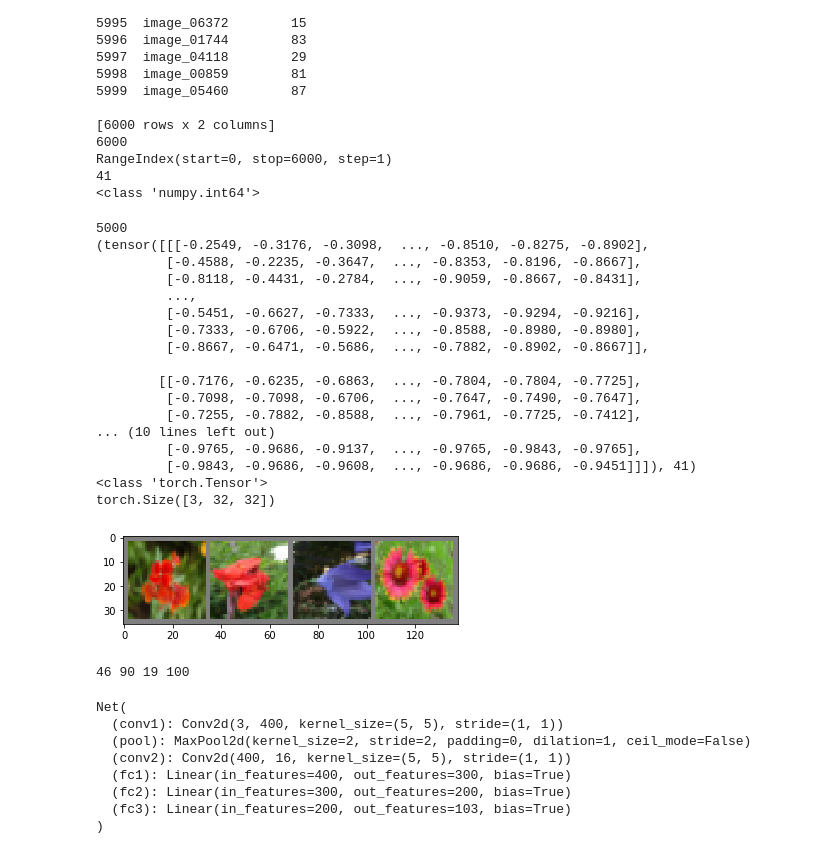
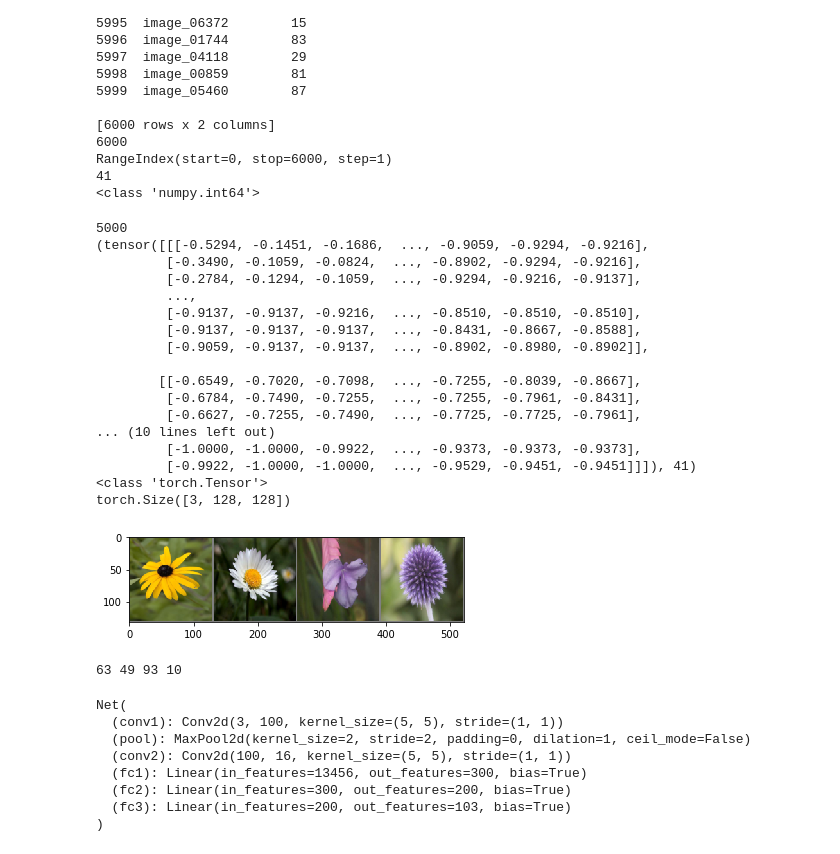
Before and after one commit to tchebs/415Project_G10, a Jupyter notebook: DeepLearningClassifier.ipynb, the cells around one changed output. Drawn from its saved outputs; the diff is of its cells as text; code cells hidden in the pictures.

```diff
--- a/DeepLearningClassifier.ipynb
+++ b/DeepLearningClassifier.ipynb
@@ -46,7 +46,7 @@ RangeIndex(start=0, stop=6000, step=1)
 41
 <class 'numpy.int64'>
 # %%
-transform = transforms.Compose([transforms.Resize((32, 32)),
+transform = transforms.Compose([transforms.Resize((128, 128)),
                                 transforms.ToTensor(),
                                 transforms.Normalize((.5,.5,.5), (.5,.5,.5))])
 
@@ -116,76 +116,79 @@ def imshow(img):
     plt.show()
 
 # get some random training image
 dataiter = iter(trainloader)
 images, labels = dataiter.next()
 
 # show images
 imshow(torchvision.utils.make_grid(images))
 # print labels
 print(' '.join('%d' % labels[j] for j in range(4)))
 # trainset = torchvision.datasets.CIFAR10(root='./data', train=True,
 #                                        download=True, transform=transform)
 
 # trainloader = torch.utils.data.DataLoader(trainset, batch_size=4,
 #                                          shuffle=True, num_workers=2)
 
 # testset = torchvision.datasets.CIFAR10(root='.data', train=False,
 #                                       download=True, transform=transform)
 
 # testloader = torch.utils.data.DataLoader(testset, batch_size=4,
 #                                         shuffle=False, num_workers=2)
 
 # classes = ('plane', 'car', 'bird', 'cat', 'deer', 'dog', 'frog',
 #           'horse', 'ship', 'truck')
 # %% [output]
 5000
-(tensor([[[-0.2549, -0.3176, -0.3098,  ..., -0.8510, -0.8275, -0.8902],
-         [-0.4588, -0.2235, -0.3647,  ..., -0.8353, -0.8196, -0.8667],
-         [-0.8118, -0.4431, -0.2784,  ..., -0.9059, -0.8667, -0.8431],
+(tensor([[[-0.5294, -0.1451, -0.1686,  ..., -0.9059, -0.9294, -0.9216],
+         [-0.3490, -0.1059, -0.0824,  ..., -0.8902, -0.9294, -0.9216],
+         [-0.2784, -0.1294, -0.1059,  ..., -0.9294, -0.9216, -0.9137],
          ...,
-         [-0.5451, -0.6627, -0.7333,  ..., -0.9373, -0.9294, -0.9216],
-         [-0.7333, -0.6706, -0.5922,  ..., -0.8588, -0.8980, -0.8980],
-         [-0.8667, -0.6471, -0.5686,  ..., -0.7882, -0.8902, -0.8667]],
+         [-0.9137, -0.9137, -0.9216,  ..., -0.8510, -0.8510, -0.8510],
+         [-0.9137, -0.9137, -0.9137,  ..., -0.8431, -0.8667, -0.8588],
+         [-0.9059, -0.9137, -0.9137,  ..., -0.8902, -0.8980, -0.8902]],
 
-        [[-0.7176, -0.6235, -0.6863,  ..., -0.7804, -0.7804, -0.7725],
-         [-0.7098, -0.7098, -0.6706,  ..., -0.7647, -0.7490, -0.7647],
-         [-0.7255, -0.7882, -0.8588,  ..., -0.7961, -0.7725, -0.7412],
+        [[-0.6549, -0.7020, -0.7098,  ..., -0.7255, -0.8039, -0.8667],
+         [-0.6784, -0.7490, -0.7255,  ..., -0.7255, -0.7961, -0.8431],
+         [-0.6627, -0.7255, -0.7490,  ..., -0.7725, -0.7725, -0.7961],
 ... (10 lines left out)
-         [-0.9765, -0.9686, -0.9137,  ..., -0.9765, -0.9843, -0.9765],
-         [-0.9843, -0.9686, -0.9608,  ..., -0.9686, -0.9686, -0.9451]]]), 41)
+         [-1.0000, -1.0000, -0.9922,  ..., -0.9373, -0.9373, -0.9373],
+         [-0.9922, -1.0000, -1.0000,  ..., -0.9529, -0.9451, -0.9451]]]), 41)
 <class 'torch.Tensor'>
-torch.Size([3, 32, 32])
+torch.Size([3, 128, 128])
-[figure, old version]
+[figure, new version]
-46 90 19 100
+63 49 93 10
 # %%
 class Net(nn.Module):
     def __init__(self):
         super(Net, self).__init__()
-        self.conv1 = nn.Conv2d(3, 400, 5)
+        self.conv1 = nn.Conv2d(3, 100, 5)
         self.pool = nn.MaxPool2d(2, 2)
-        self.conv2 = nn.Conv2d(400, 16, 5)
-        self.fc1 = nn.Linear(16 * 5 * 5, 300)
+        self.conv2 = nn.Conv2d(100, 16, 5)
+        self.fc1 = nn.Linear(16 * 29 * 29, 300)
         self.fc2 = nn.Linear(300, 200)
         self.fc3 = nn.Linear(200, 103)
 
     def forward(self, x):
+#         print(x.size())
         x = self.pool(F.relu(self.conv1(x)))
+#         print(x.size())
         x = self.pool(F.relu(self.conv2(x)))
-        x = x.view(-1, 16 * 5 * 5)
+#         print(x.size())
+        x = x.view(-1, 16 * 29 * 29)
         x = F.relu(self.fc1(x))
         x = F.relu(self.fc2(x))
         x = self.fc3(x)
         return x
 
 net = Net()
-net.cuda()
+net = net.cuda()
 print(net)
 # %% [output]
 Net(
-  (conv1): Conv2d(3, 400, kernel_size=(5, 5), stride=(1, 1))
+  (conv1): Conv2d(3, 100, kernel_size=(5, 5), stride=(1, 1))
   (pool): MaxPool2d(kernel_size=2, stride=2, padding=0, dilation=1, ceil_mode=False)
-  (conv2): Conv2d(400, 16, kernel_size=(5, 5), stride=(1, 1))
-  (fc1): Linear(in_features=400, out_features=300, bias=True)
+  (conv2): Conv2d(100, 16, kernel_size=(5, 5), stride=(1, 1))
+  (fc1): Linear(in_features=13456, out_features=300, bias=True)
   (fc2): Linear(in_features=300, out_features=200, bias=True)
   (fc3): Linear(in_features=200, out_features=103, bias=True)
 )
```
Also changed, not shown: parts of 6 cells of this notebook, 1 other file.
